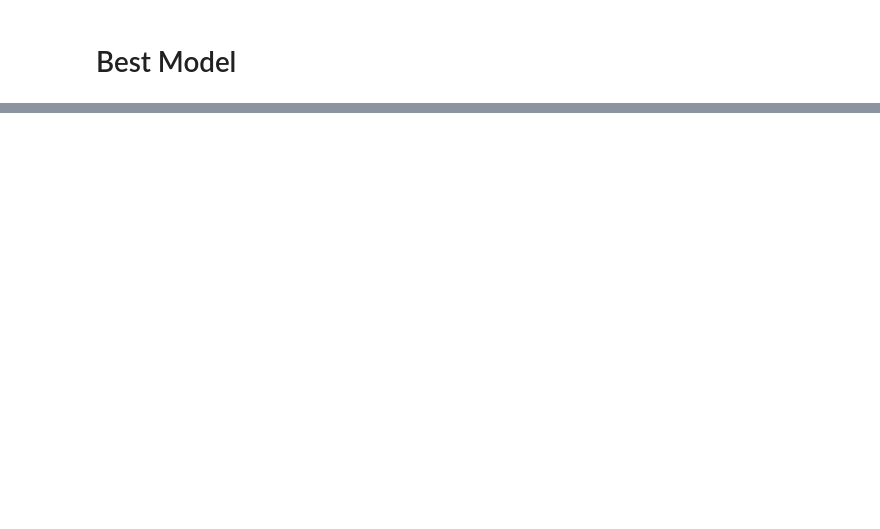
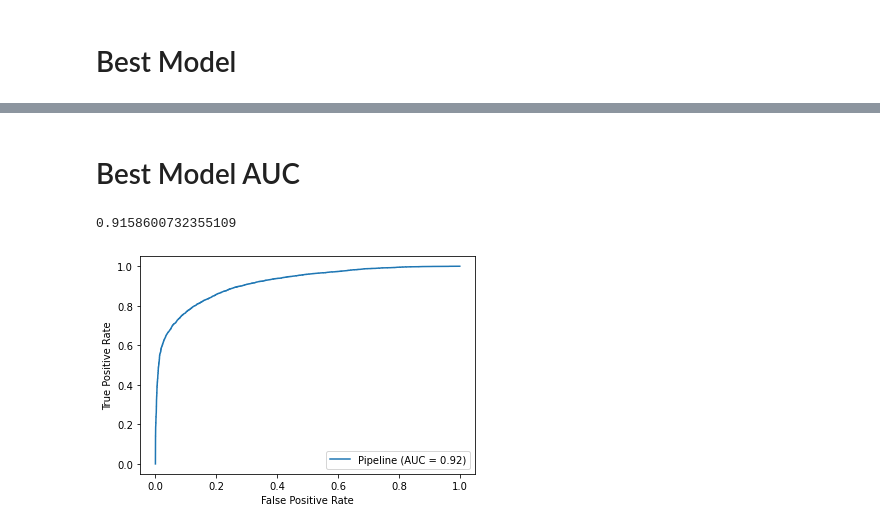
Before and after one commit to wasih790/Project_3_Tanzanian_Water_Wells, a Jupyter notebook: Complex Model/Binary Random Forest.ipynb, the cells around one changed output, grey strips where cells are left out. Saved outputs shown, nothing was run; the diff lists cells and outputs as text; code cells hidden in the pictures; blank space fills up the shorter version.

```diff
--- a/Complex Model/Binary Random Forest.ipynb
+++ b/Complex Model/Binary Random Forest.ipynb
@@ -250,0 +306,20 @@ RandomizedSearchCV(cv=5,
+# %% [markdown]
+# Best Model AUC
+# %%
+from sklearn.metrics import roc_auc_score
+
+best_y_score = best_model.fit(X_train, y_train).predict_proba(X_test)
+
+
+
+roc_auc_ovr = roc_auc_score(
+    y_test,
+    best_y_score[:, 1],
+)
+roc_auc_ovr
+# %% [output]
+0.9158600732355109
+# %%
+plot_roc_curve(best_model,X_test,y_test);
+# %% [output]
+[figure, added]
```
Also changed, not shown: parts of 14 cells of this notebook, 5 other files.
